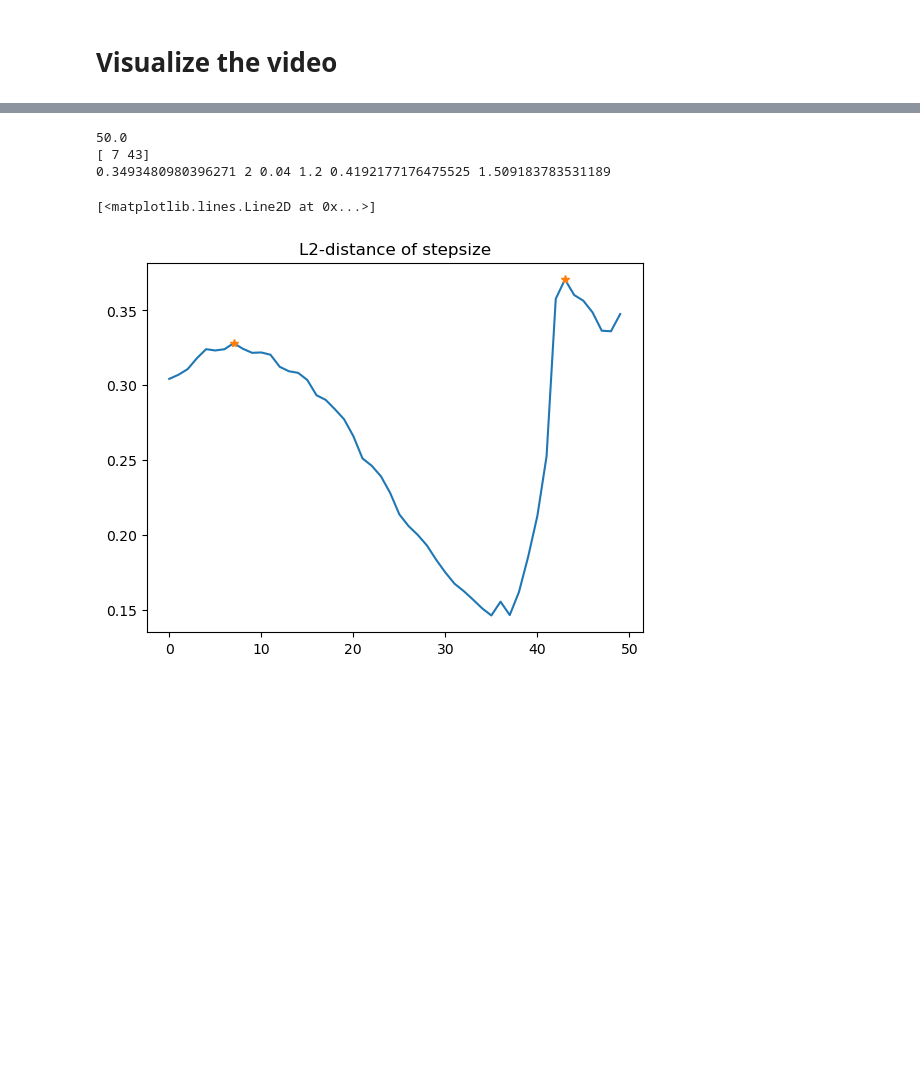
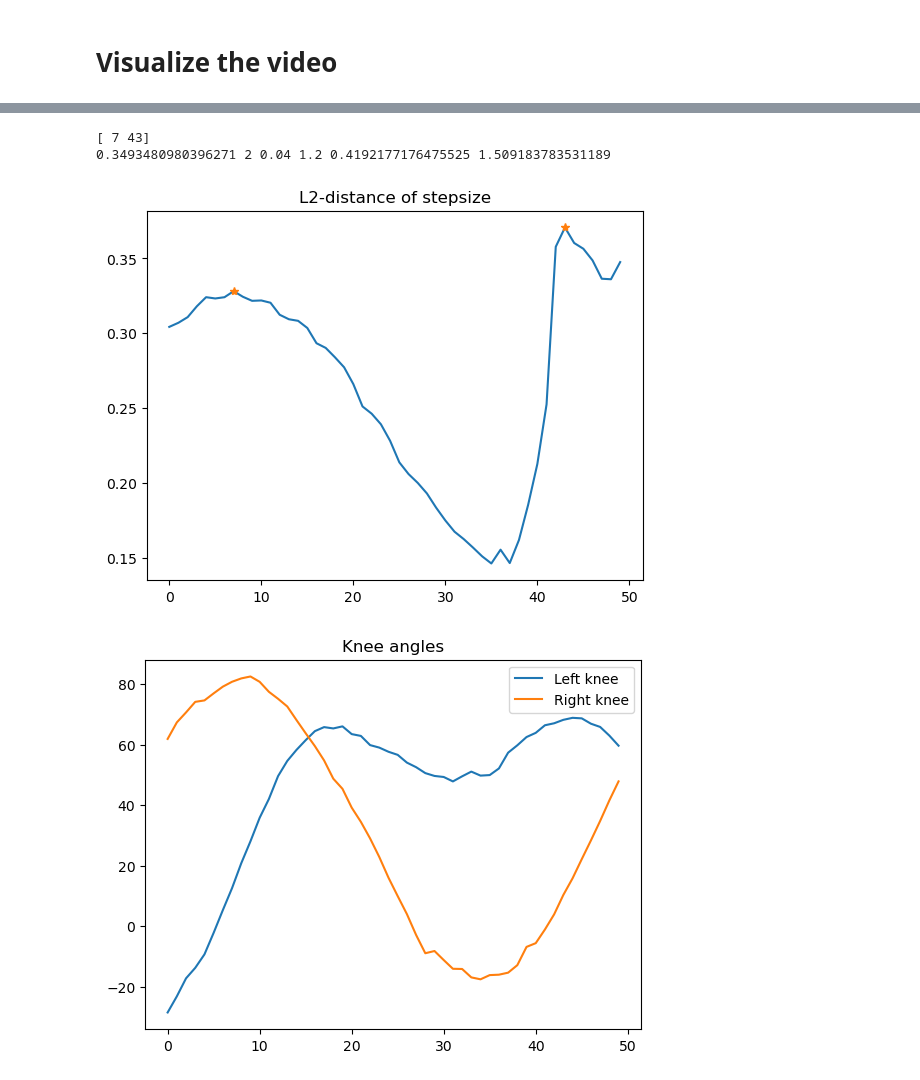
Before and after one commit to CarlArblue/Deep_Learning_Project, a Jupyter notebook: PKL-Test/bbox_info.ipynb, the cells around one changed output, grey strips where cells are left out. Drawn from its saved outputs; the diff is of its cells as text; code cells hidden in the pictures; blank space fills up the shorter version.

Commit message:
Added Knee Angle to video

```diff
--- a/PKL-Test/bbox_info.ipynb
+++ b/PKL-Test/bbox_info.ipynb
@@ -35,6 +63,9 @@ right_ankles = np.zeros((number_of_frames, 2))  # Array to hold right ankle 2D c
 total_joints = np.zeros((number_of_frames,90))
 boundary_boxes = np.zeros((number_of_frames, 4))
 center_mass = np.zeros((number_of_frames, 3))
+
+left_knee_angle = np.zeros(number_of_frames)
+right_knee_angle = np.zeros(number_of_frames)
 
 for frame_number, frame_key in enumerate(sorted(results.keys())):
     frame_data = results[frame_key]
@@ -70,6 +101,30 @@ for frame_number, frame_key in enumerate(sorted(results.keys())):
 
     #print(right_ankle_2d)
 
+    # Assuming '3d_joints' provides the 3D joint locations
+    left_hip_3d = np.array(frame_data['3d_joints'][0][9])
+    left_knee_3d = np.array(frame_data['3d_joints'][0][10])
+    left_ankle_3d = np.array(frame_data['3d_joints'][0][11])
+    left_toe_3d = np.array(frame_data['3d_joints'][0][22])
+
+    right_hip_3d = np.array(frame_data['3d_joints'][0][12])
+    right_knee_3d = np.array(frame_data['3d_joints'][0][13])
+    right_ankle_3d = np.array(frame_data['3d_joints'][0][14])
+    right_toe_3d = np.array(frame_data['3d_joints'][0][19])
+
+
+    left_thigh_vector = left_knee_3d - left_hip_3d
+    left_calf_vector = left_ankle_3d - left_knee_3d
+    left_foot_vector = left_toe_3d - left_ankle_3d
+
+    right_thigh_vector = right_knee_3d - right_hip_3d
+    right_calf_vector = right_ankle_3d - right_knee_3d
+    right_foot_vector = right_toe_3d - right_ankle_3d
+
+    left_knee_angle[frame_number] = np.pi/2.0 - angle_between_vectors(left_thigh_vector,left_calf_vector)
+    right_knee_angle[frame_number] = np.pi/2.0 - angle_between_vectors(right_thigh_vector,right_calf_vector)
+
+
     # Add the 2D coordinates to the arrays
     left_ankles[frame_number] = left_ankle_2d
     right_ankles[frame_number] = right_ankle_2d
@@ -82,35 +137,41 @@ cap = cv2.VideoCapture('PHALP_vid.mp4')
 fps = cap.get(cv2.CAP_PROP_FPS)
 totalNoFrames = cap.get(cv2.CAP_PROP_FRAME_COUNT)
 durationInSeconds = totalNoFrames // fps
 width = int(cap.get(cv2.CAP_PROP_FRAME_WIDTH))
 height = int(cap.get(cv2.CAP_PROP_FRAME_HEIGHT))
 cap.release()
 
 local_maxima_indices = argrelextrema(l2_distances,np.greater,order=10)[0]
 local_maxima_values = l2_distances[local_maxima_indices]
 print(local_maxima_indices)
 
 mean_stride = np.mean(local_maxima_values)
 
 total_number_of_steps = len(local_maxima_indices)
 
 average_steps_per_frame = total_number_of_steps / totalNoFrames
 
 average_steps_per_second = average_steps_per_frame * fps
 
 distance_per_second = average_steps_per_second * mean_stride
 km_hour = distance_per_second * 3.6
 print(mean_stride, total_number_of_steps, average_steps_per_frame, average_steps_per_second,distance_per_second, km_hour)
 
 plt.title("L2-distance of stepsize")
 plt.plot(l2_distances)
 plt.plot(local_maxima_indices,local_maxima_values,"*")
+plt.show()
+
+plt.title("Knee angles")
+plt.plot(rad2deg(left_knee_angle))
+plt.plot(rad2deg(right_knee_angle))
+plt.legend(["Left knee", "Right knee"])
+plt.show()
 # %% [output]
-50.0
 [ 7 43]
 0.3493480980396271 2 0.04 1.2 0.4192177176475525 1.509183783531189
-[<matplotlib.lines.Line2D at 0x...>]
 [figure]
+[figure, added]
 # %%
 def calculateSpeed(fps,frame_arr):
     # Open the video
```
Also changed, not shown: parts of 3 cells of this notebook, 3 other files.
